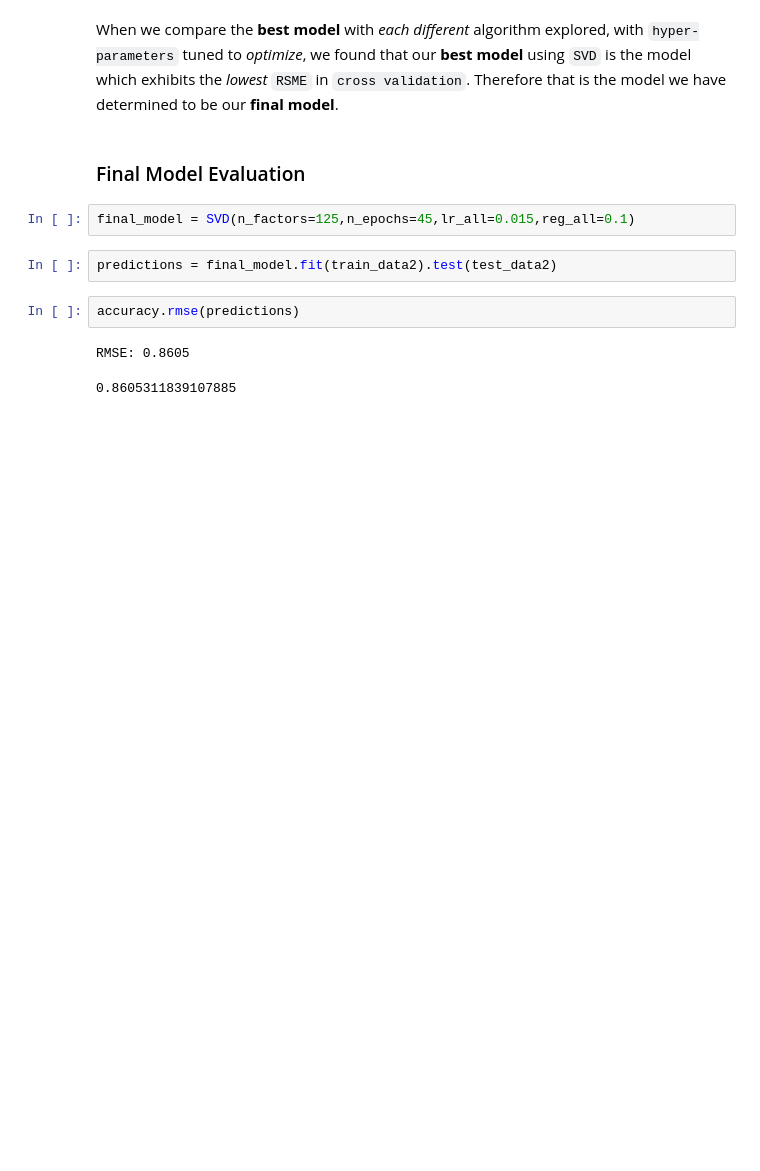
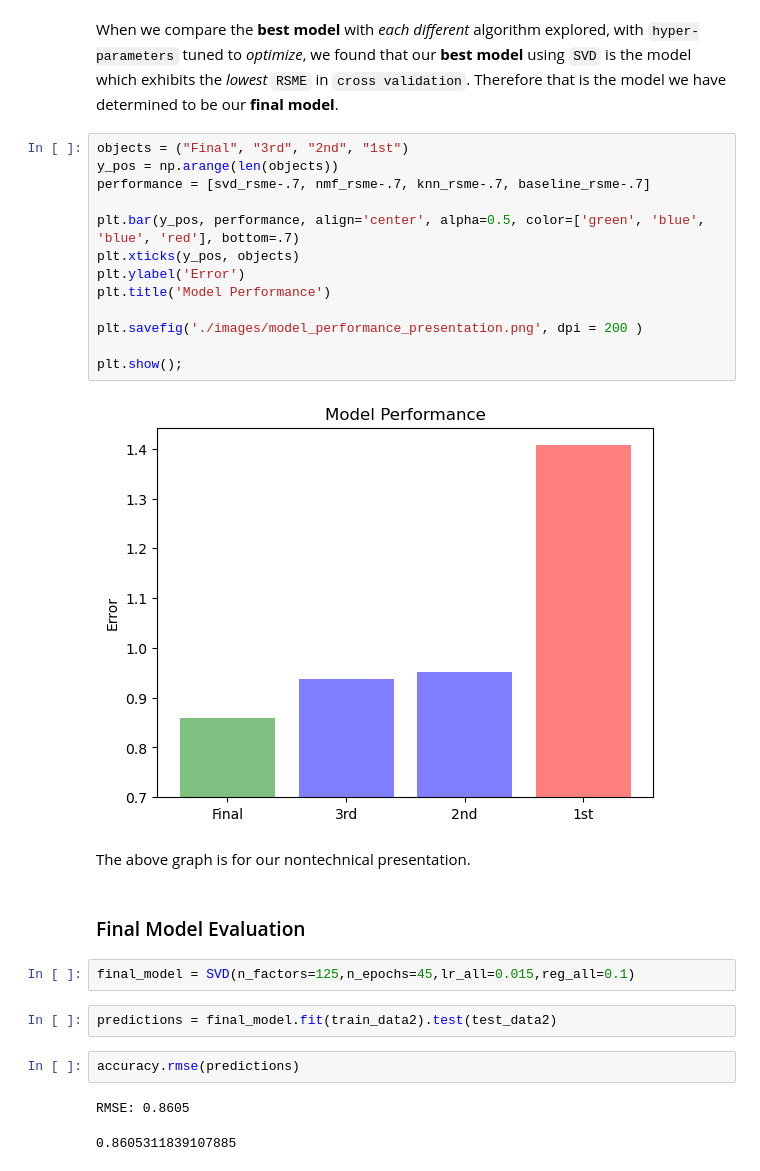
Before and after one commit to xiaohua-su/Recommender_System, a Jupyter notebook: Workspace/Nish/Recommendation_Sytstem-Copy1.ipynb, the cells around one changed output. Saved outputs shown, nothing was run; the diff lists cells and outputs as text; blank space fills up the shorter version.

```diff
--- a/Workspace/Nish/Recommendation_Sytstem-Copy1.ipynb
+++ b/Workspace/Nish/Recommendation_Sytstem-Copy1.ipynb
@@ -665,5 +668,22 @@ plt.show();
 # %% [markdown]
 When we compare the **best model** with *each different* algorithm explored, with `hyper-parameters` tuned to *optimize*, we found that our **best model** using `SVD` is the model which exhibits the *lowest* `RSME` in `cross validation`. Therefore that is the model we have determined to be our **final model**.
+# %%
+objects = ("Final", "3rd", "2nd", "1st")
+y_pos = np.arange(len(objects))
+performance = [svd_rsme-.7, nmf_rsme-.7, knn_rsme-.7, baseline_rsme-.7]
+
+plt.bar(y_pos, performance, align='center', alpha=0.5, color=['green', 'blue', 'blue', 'red'], bottom=.7)
+plt.xticks(y_pos, objects)
+plt.ylabel('Error')
+plt.title('Model Performance')
+
+plt.savefig('./images/model_performance_presentation.png', dpi = 200 )
+
+plt.show();
+# %% [output]
+[figure, added]
+# %% [markdown]
+The above graph is for our nontechnical presentation.
 # %% [markdown]
 ### Final Model Evaluation
 # %%
```
Also changed, not shown: parts of 11 cells of this notebook.
